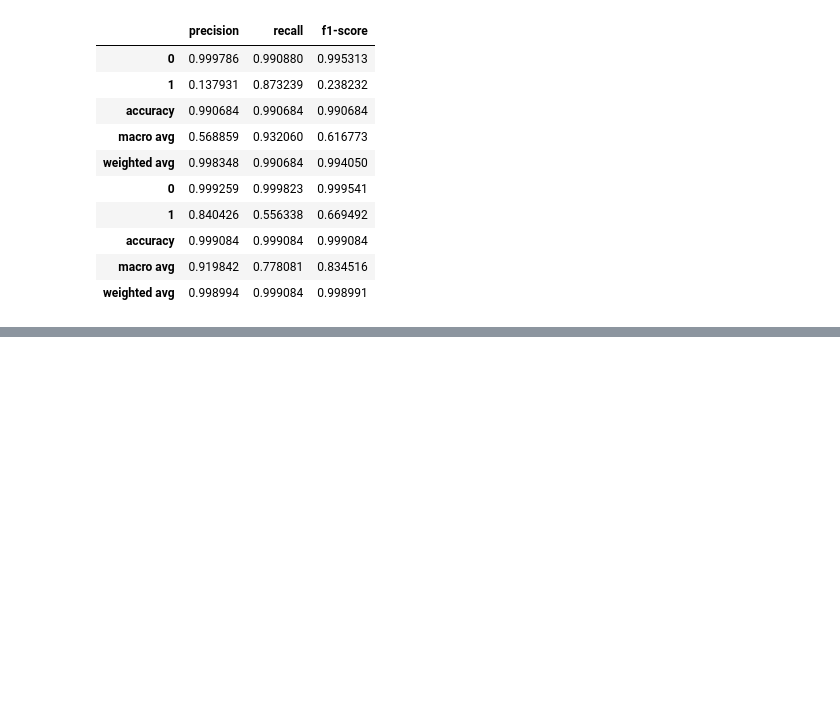
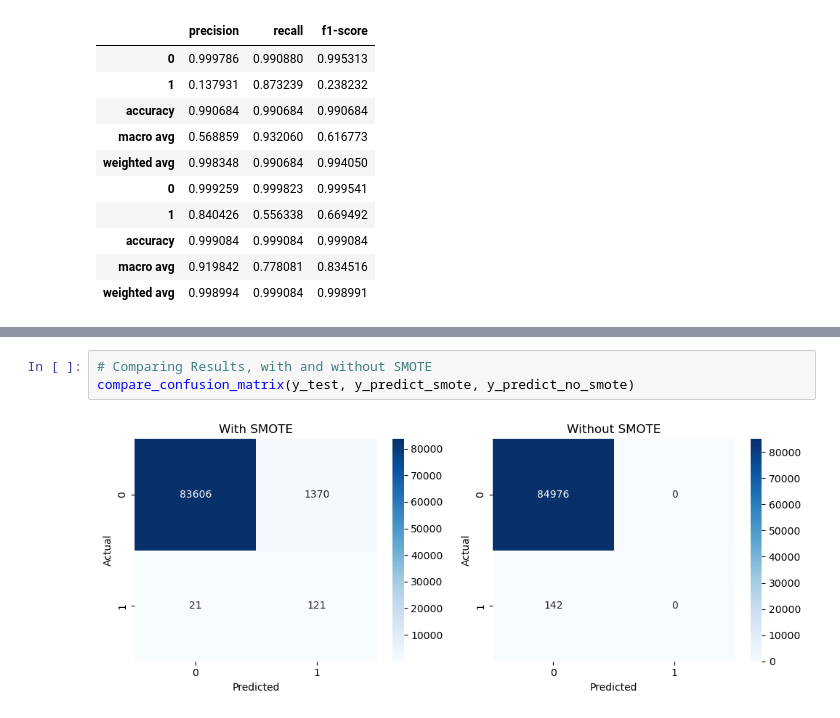
Before and after one commit to Gabrielmarqs12/ML-Fraud-Detection-Research, a Jupyter notebook: notebooks/machine learning/Model _Comparison.ipynb, the cells around one changed output, grey strips where cells are left out. Saved outputs shown, nothing was run; the diff lists cells and outputs as text; blank space fills up the shorter version.

```diff
--- a/notebooks/machine learning/Model _Comparison.ipynb
+++ b/notebooks/machine learning/Model _Comparison.ipynb
@@ -219,0 +264,5 @@ display(df_results[['precision', 'recall', 'f1-score']])
+# %%
+# Comparing Results, with and without SMOTE
+compare_confusion_matrix(y_test, y_predict_smote, y_predict_no_smote)
+# %% [output]
+[figure, added]
```
Also changed, not shown: parts of 10 cells of this notebook.
